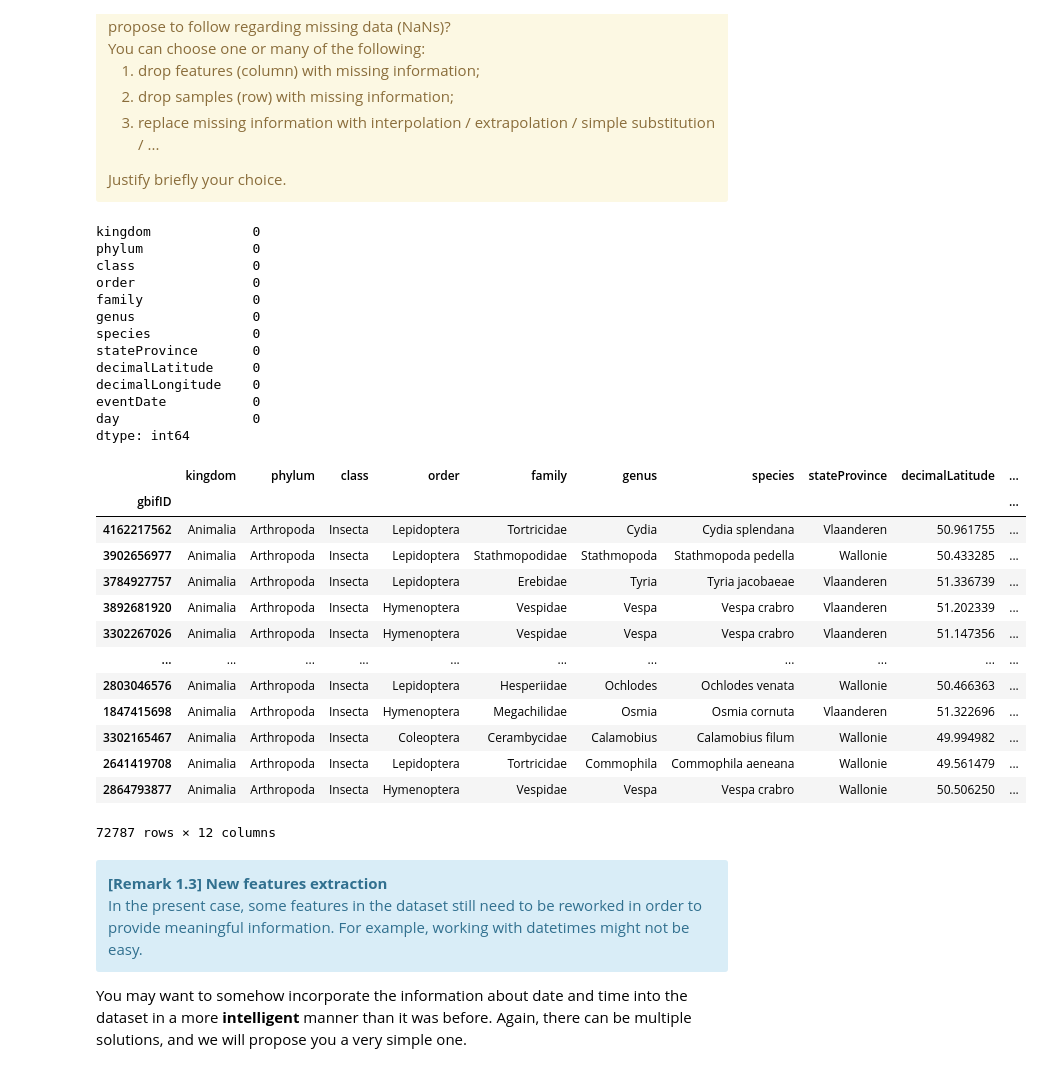
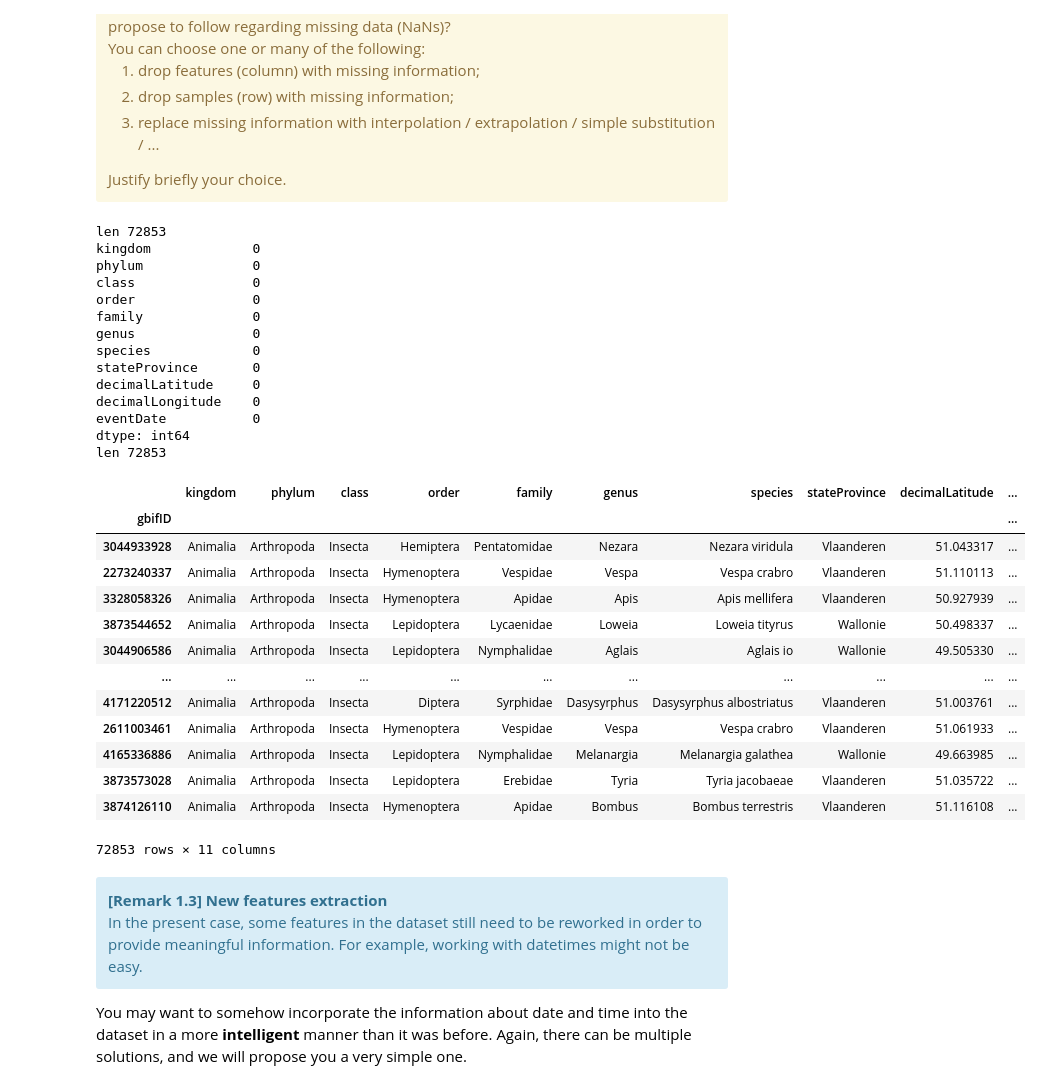
Before and after one commit to killianson/Hackathon-3, a Jupyter notebook: Hackathon03-Clustering_Student.ipynb, the cells around one changed output. Saved outputs shown, nothing was run; the diff lists cells and outputs as text; code cells hidden in the pictures.

```diff
--- a/Hackathon03-Clustering_Student.ipynb
+++ b/Hackathon03-Clustering_Student.ipynb
@@ -362,13 +364,11 @@ Feel free to modify the code.
 # feel free to modify the code if your prefer.
 
 
-
-
-drop_rows = [
-    # Fill the list here or leave empty
-]
-# set `drop_rows = None` to check for all rows
-# set `drop_rows = []` to check for no rows
+# drop_rows = [
+#     # Fill the list here or leave empty
+# ]
+# # set `drop_rows = None` to check for all rows
+# # set `drop_rows = []` to check for no rows
 
 drop_cols = [
     # Fill the list here or leave empty
@@ -385,46 +385,49 @@ drop_cols = [
 
 df.dropna(
     axis=0, inplace=True
     # axis=0, subset=drop_rows, inplace=True
 )  # Drop rows with NaN in any of the mentionned columns
 
+print("len", len(df))
 
 
 for col in drop_cols:
     # For each mentionned column, drop it if it contains `any` NaN
     if df[col].isnull().values.any():
         df.drop(col, axis=1, inplace=True)
 
 print(df.isnull().sum())
+print("len", len(df))
 df
 # %% [output]
+len 72853
 kingdom             0
 phylum              0
 class               0
 order               0
 family              0
 genus               0
 species             0
 stateProvince       0
 decimalLatitude     0
 decimalLongitude    0
 eventDate           0
-day                 0
 dtype: int64
+len 72853
 |  | kingdom | phylum | class | order | family | genus | species | stateProvince | decimalLatitude | ... |
 | gbifID |  |  |  |  |  |  |  |  |  | ... |
-| 4162217562 | Animalia | Arthropoda | Insecta | Lepidoptera | Tortricidae | Cydia | Cydia splendana | Vlaanderen | 50.961755 | ... |
-| 3902656977 | Animalia | Arthropoda | Insecta | Lepidoptera | Stathmopodidae | Stathmopoda | Stathmopoda pedella | Wallonie | 50.433285 | ... |
-| 3784927757 | Animalia | Arthropoda | Insecta | Lepidoptera | Erebidae | Tyria | Tyria jacobaeae | Vlaanderen | 51.336739 | ... |
-| 3892681920 | Animalia | Arthropoda | Insecta | Hymenoptera | Vespidae | Vespa | Vespa crabro | Vlaanderen | 51.202339 | ... |
-| 3302267026 | Animalia | Arthropoda | Insecta | Hymenoptera | Vespidae | Vespa | Vespa crabro | Vlaanderen | 51.147356 | ... |
+| 3044933928 | Animalia | Arthropoda | Insecta | Hemiptera | Pentatomidae | Nezara | Nezara viridula | Vlaanderen | 51.043317 | ... |
+| 2273240337 | Animalia | Arthropoda | Insecta | Hymenoptera | Vespidae | Vespa | Vespa crabro | Vlaanderen | 51.110113 | ... |
+| 3328058326 | Animalia | Arthropoda | Insecta | Hymenoptera | Apidae | Apis | Apis mellifera | Vlaanderen | 50.927939 | ... |
+| 3873544652 | Animalia | Arthropoda | Insecta | Lepidoptera | Lycaenidae | Loweia | Loweia tityrus | Wallonie | 50.498337 | ... |
+| 3044906586 | Animalia | Arthropoda | Insecta | Lepidoptera | Nymphalidae | Aglais | Aglais io | Wallonie | 49.505330 | ... |
 | ... | ... | ... | ... | ... | ... | ... | ... | ... | ... | ... |
-| 2803046576 | Animalia | Arthropoda | Insecta | Lepidoptera | Hesperiidae | Ochlodes | Ochlodes venata | Wallonie | 50.466363 | ... |
-| 1847415698 | Animalia | Arthropoda | Insecta | Hymenoptera | Megachilidae | Osmia | Osmia cornuta | Vlaanderen | 51.322696 | ... |
-| 3302165467 | Animalia | Arthropoda | Insecta | Coleoptera | Cerambycidae | Calamobius | Calamobius filum | Wallonie | 49.994982 | ... |
-| 2641419708 | Animalia | Arthropoda | Insecta | Lepidoptera | Tortricidae | Commophila | Commophila aeneana | Wallonie | 49.561479 | ... |
-| 2864793877 | Animalia | Arthropoda | Insecta | Hymenoptera | Vespidae | Vespa | Vespa crabro | Wallonie | 50.506250 | ... |
+| 4171220512 | Animalia | Arthropoda | Insecta | Diptera | Syrphidae | Dasysyrphus | Dasysyrphus albostriatus | Vlaanderen | 51.003761 | ... |
+| 2611003461 | Animalia | Arthropoda | Insecta | Hymenoptera | Vespidae | Vespa | Vespa crabro | Vlaanderen | 51.061933 | ... |
+| 4165336886 | Animalia | Arthropoda | Insecta | Lepidoptera | Nymphalidae | Melanargia | Melanargia galathea | Wallonie | 49.663985 | ... |
+| 3873573028 | Animalia | Arthropoda | Insecta | Lepidoptera | Erebidae | Tyria | Tyria jacobaeae | Vlaanderen | 51.035722 | ... |
+| 3874126110 | Animalia | Arthropoda | Insecta | Hymenoptera | Apidae | Bombus | Bombus terrestris | Vlaanderen | 51.116108 | ... |
-72787 rows × 12 columns
+72853 rows × 11 columns
 # %% [markdown]
 <div class="alert alert-info">
 <b>[Remark 1.3] New features extraction</b> <br>
```
Also changed, not shown: parts of 5 cells of this notebook.
